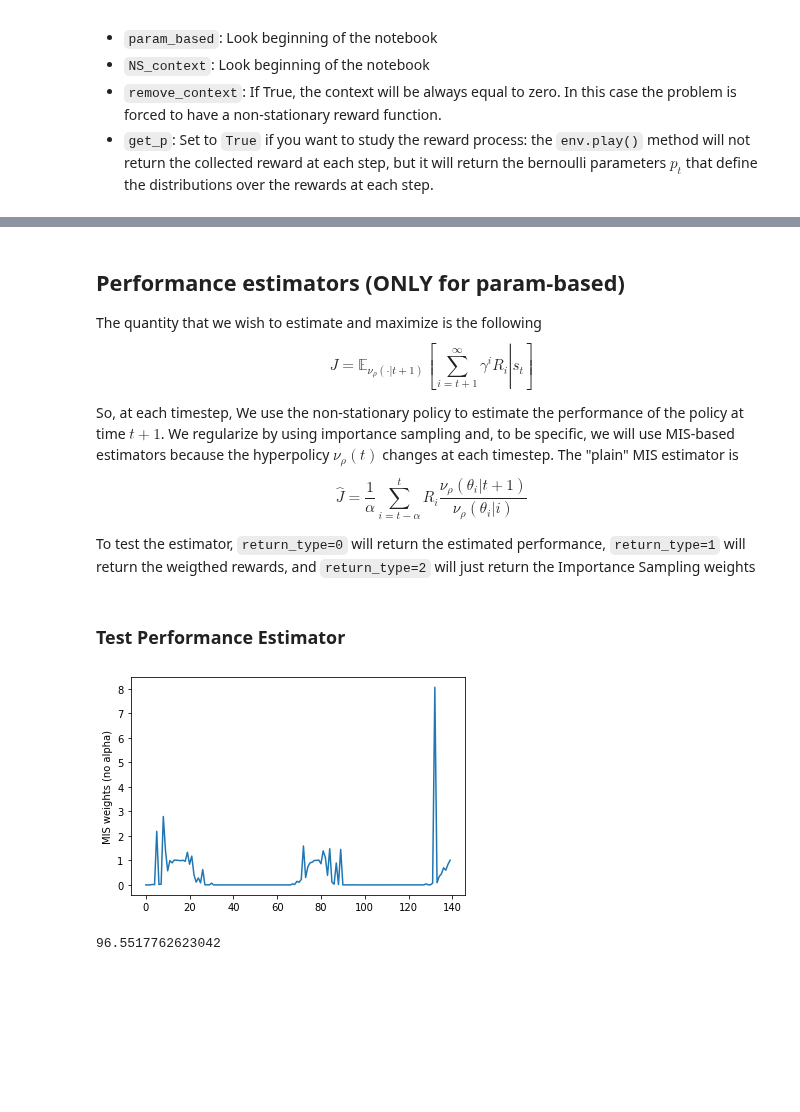
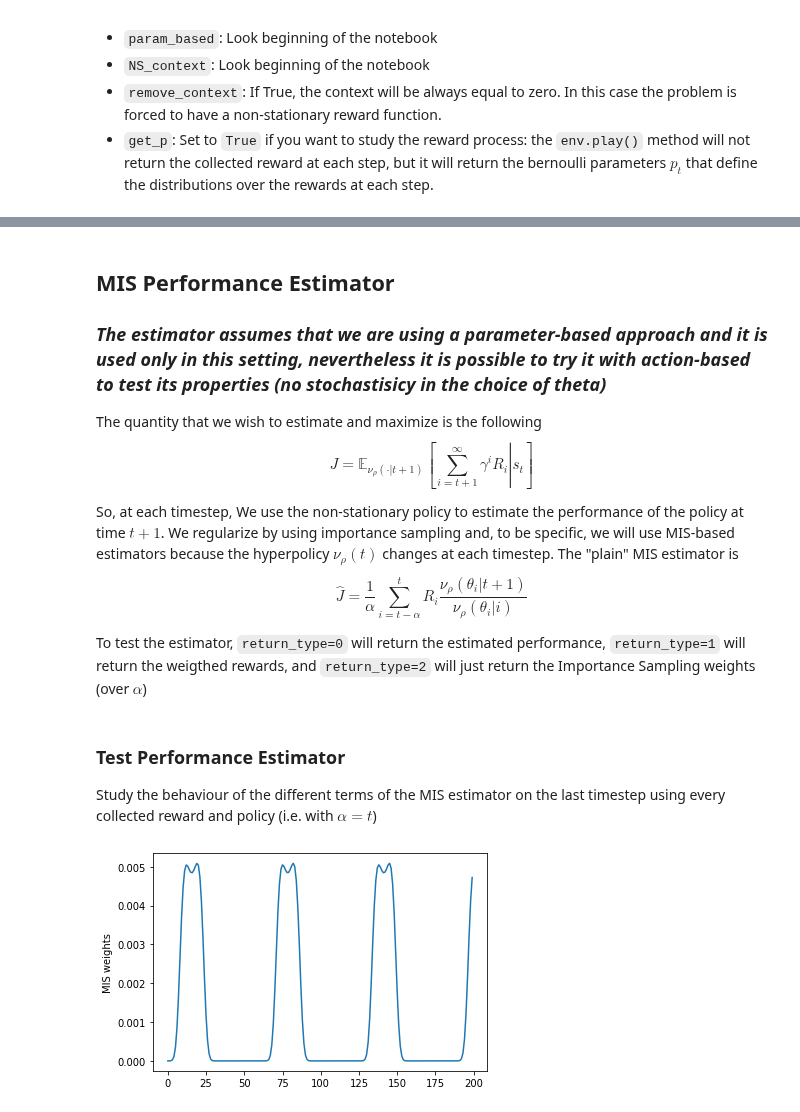
Before and after one commit to francescovidaich964/Como_lake, a Jupyter notebook: bandit_tests/non-stat_contextual_bandits.ipynb, the cells around one changed output, grey strips where cells are left out. Drawn from its saved outputs; the diff is of its cells as text; code cells hidden in the pictures; blank space fills up the shorter version.

Commit message:
Started studying properties of MIS estimator

```diff
--- a/bandit_tests/non-stat_contextual_bandits.ipynb
+++ b/bandit_tests/non-stat_contextual_bandits.ipynb
@@ -250,10 +251,10 @@ Tune the problem changing:
 # %%
 
 #### Problem settings ####
-param_based = True
+param_based = False
 NS_context  = False
-remove_context = False
-get_p = True
+remove_context = True
+get_p = False
 ##########################
 
 
@@ -266,7 +267,7 @@ env = environment(NS_context, remove_context, sigma_x=2,
                   A=5, phi=0.1, psi=np.pi)
 
 # Play the hyperpolicy
-contexts, thetas, rewards, actions, NS_process, theta_means = env.play(nu, n_steps=140, get_p=get_p)
+contexts, thetas, rewards, actions, NS_process, theta_means = env.play(nu, n_steps=200, get_p=get_p)
 # %%
 # Plot the evolution of everything
 """
@@ -315,12 +316,14 @@ plt.show()
 # %% [markdown]
-## Performance estimators (ONLY for param-based)
+## MIS Performance Estimator
+### *The estimator assumes that we are using a parameter-based approach and it is used only in this setting, nevertheless it is possible to try it with action-based to test its properties (no stochastisicy in the choice of theta)*
+
 The quantity that we wish to estimate and maximize is the following
 $$J=\mathbb{E}_{\nu_\rho(\cdot\vert t+1)} \left[\left. \sum_{i=t+1}^{\infty} \gamma^i R_i \right\vert s_t \right]$$
 
 So, at each timestep, We use the non-stationary policy to estimate the performance of the policy at time $t+1$. We regularize by using importance sampling and, to be specific, we will use MIS-based estimators because the hyperpolicy $\nu_\rho(t)$ changes at each timestep. The "plain" MIS estimator is
 $$ \hat{J}=\frac{1}{\alpha}\sum_{i=t-\alpha}^{t}R_i \frac{\nu_\rho(\theta_i\vert t+1)}{\nu_\rho(\theta_i\vert i)} $$
 
-To test the estimator, `return_type=0` will return the estimated performance, `return_type=1` will return the weigthed rewards, and `return_type=2` will just return the Importance Sampling weights
+To test the estimator, `return_type=0` will return the estimated performance, `return_type=1` will return the weigthed rewards, and `return_type=2` will just return the Importance Sampling weights (over $\alpha$)
 # %%
 def MIS_estimator(nu, thetas, rewards, t, return_type=0):
 
@@ -351,23 +354,20 @@ def MIS_estimator(nu, thetas, rewards, t, return_type=0):
         return np.sum(terms)
     else:
         return terms
-# %% [markdown]
-### Test Performance Estimator
+# %% [markdown]
+### Test Performance Estimator
+Study the behaviour of the different terms of the MIS estimator on the last timestep using every collected reward and policy (i.e. with $\alpha=t$)
 # %%
 ### Study the behaviour of the different terms of the MIS estimator on the last
 ### timestep using the all the collected rewards and policies (i.e. alpha=t)
 
 # MIS estimator using all the available data
 t = len(rewards)
 MIS_terms = MIS_estimator(nu, thetas[:], rewards[:], t, return_type=2)
 
 # Plot the terms to see how they impact the performance estimation
 plt.plot(MIS_terms)
-plt.ylabel("MIS weights (no alpha)")
+plt.ylabel("MIS weights")
 plt.show()
 # %% [output]
-[figure, old version]
+[figure, new version]
-# %%
-sum(MIS_terms)
-# %% [output]
-96.5517762623042
```
Also changed, not shown: parts of 7 cells of this notebook.
